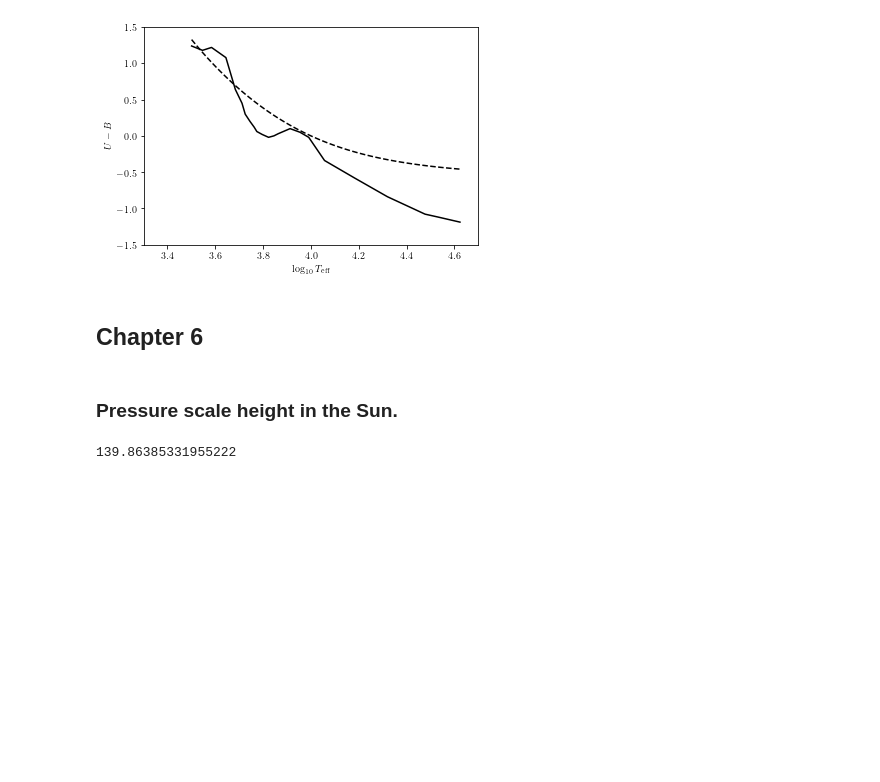
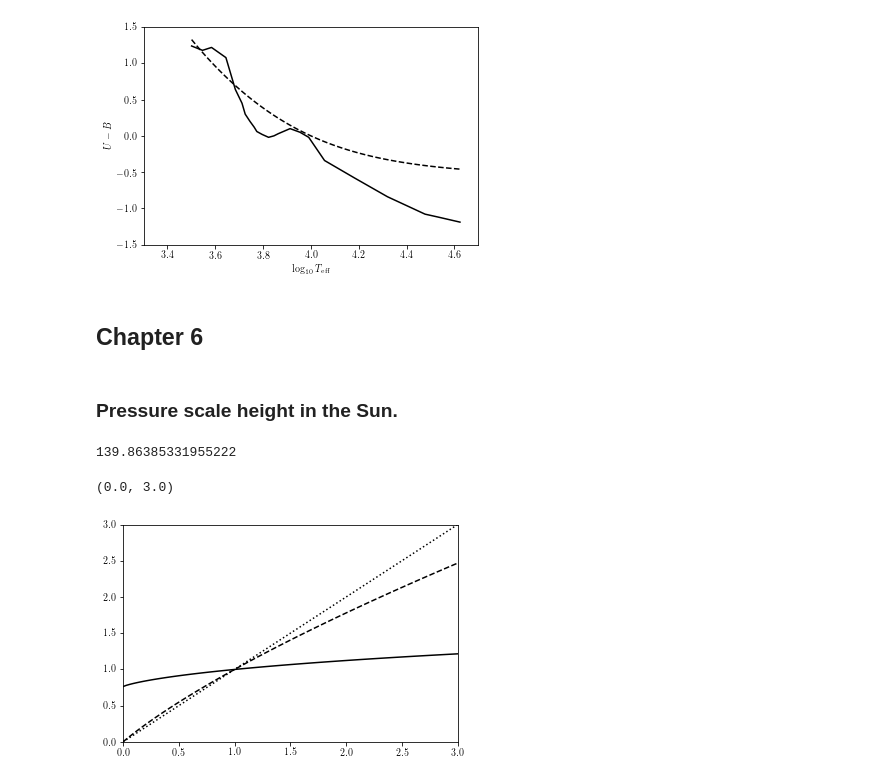
Before and after one commit to alanwatsonforster/stellar-atmospheres-book, a Jupyter notebook: figures.ipynb, the cells around one changed output. Cells and saved outputs as stored; diff of their text form; code cells hidden in the pictures; blank space fills up the shorter version.

Commit message:
Updated figures for Chapter 6.

```diff
--- a/figures.ipynb
+++ b/figures.ipynb
@@ -29,0 +20,11 @@ os.environ['PATH'] = os.environ['PATH'] + ':/Library/TeX/texbin/'
+# %%
+# https://stackoverflow.com/questions/55746749/latex-equations-do-not-render-in-google-colaboratory-when-using-matplotlib
+
+import matplotlib
+from matplotlib import rc
+import matplotlib.pyplot as plt
+%matplotlib inline
+
+rc('text', usetex=True)
+matplotlib.rcParams['text.latex.preamble'] = [r'\usepackage{amsmath}']
+!apt install texlive-fonts-recommended texlive-fonts-extra cm-super dvipng
@@ -216,11 +224,11 @@ i = [0.000,0.001,0.001,0.002,0.003,0.005,0.008,0.013,0.023,0.037,0.056,0.083,0.1
 z_lam = [768,770,772,774,776,778,780,782,784,786,788,790,792,794,796,798,800,802,804,806,808,810,812,814,816,818,820,822,824,826,828,830,832,834,836,838,840,842,844,846,848,850,852,854,856,858,860,862,864,866,868,870,872,874,876,878,880,882,884,886,888,890,892,894,896,898,900,902,904,906,908,910,912,914,916,918,920,922,924,926,928,930,932,934,936,938,940,942,944,946,948,950,952,954,956,958,960,962,964,966,968,970,972,974,976,978,980,982,984,986,988,990,992,994,996,998,1000,1002,1004,1006,1008,1010,1012,1014,1016,1018,1020,1022,1024,1026,1028,1030,1032,1034,1036,1038,1040,1042,1044,1046,1048,1050,1052,1054,1056,1058,1060,1062,1064,1066,1068,1070,1072,1074,1076,1078,1080,1082,1084,1086,1088,1090,1092,1094,1096,1098,1100,1102,1104,1106,1108,1110,1112,1114,1116]
 z = [0.000,0.000,0.000,0.000,0.000,0.000,0.000,0.000,0.000,0.000,0.000,0.001,0.001,0.001,0.001,0.002,0.002,0.003,0.004,0.006,0.008,0.011,0.013,0.017,0.021,0.026,0.031,0.036,0.042,0.047,0.052,0.057,0.062,0.066,0.071,0.074,0.077,0.080,0.082,0.085,0.086,0.087,0.088,0.089,0.090,0.091,0.091,0.091,0.092,0.092,0.091,0.091,0.090,0.089,0.088,0.087,0.085,0.084,0.082,0.081,0.079,0.077,0.076,0.074,0.072,0.070,0.069,0.067,0.066,0.064,0.063,0.061,0.060,0.059,0.057,0.056,0.055,0.054,0.052,0.051,0.050,0.049,0.048,0.046,0.045,0.044,0.043,0.042,0.041,0.040,0.039,0.038,0.037,0.036,0.035,0.034,0.033,0.032,0.031,0.030,0.029,0.028,0.027,0.026,0.025,0.024,0.023,0.022,0.021,0.020,0.019,0.018,0.017,0.016,0.015,0.014,0.013,0.013,0.012,0.011,0.011,0.010,0.009,0.009,0.008,0.007,0.007,0.007,0.006,0.006,0.005,0.005,0.004,0.004,0.003,0.003,0.003,0.003,0.003,0.002,0.002,0.002,0.002,0.002,0.002,0.002,0.001,0.001,0.001,0.001,0.001,0.001,0.001,0.001,0.001,0.001,0.001,0.001,0.001,0.001,0.001,0.001,0.001,0.000,0.000,0.000,0.000,0.000,0.000,0.000,0.000,0.000,0.000,0.000,0.000]
 
-pd.DataFrame([u_lam, u]).transpose().to_csv("Figures/chapter-2/SDSS-u.tsv",index=False,header=False,sep='\t')
-pd.DataFrame([g_lam, g]).transpose().to_csv("Figures/chapter-2/SDSS-g.tsv",index=False,header=False,sep='\t')
-pd.DataFrame([r_lam, r]).transpose().to_csv("Figures/chapter-2/SDSS-r.tsv",index=False,header=False,sep='\t')
-pd.DataFrame([i_lam, i]).transpose().to_csv("Figures/chapter-2/SDSS-i.tsv",index=False,header=False,sep='\t')
-pd.DataFrame([z_lam, z]).transpose().to_csv("Figures/chapter-2/SDSS-z.tsv",index=False,header=False,sep='\t')
+pd.DataFrame([u_lam, u]).transpose().to_csv("chapter-2/SDSS-u.tsv",index=False,header=False,sep='\t')
+pd.DataFrame([g_lam, g]).transpose().to_csv("chapter-2/SDSS-g.tsv",index=False,header=False,sep='\t')
+pd.DataFrame([r_lam, r]).transpose().to_csv("chapter-2/SDSS-r.tsv",index=False,header=False,sep='\t')
+pd.DataFrame([i_lam, i]).transpose().to_csv("chapter-2/SDSS-i.tsv",index=False,header=False,sep='\t')
+pd.DataFrame([z_lam, z]).transpose().to_csv("chapter-2/SDSS-z.tsv",index=False,header=False,sep='\t')
 
 plt.plot(u_lam, u, "k")
 plt.plot(g_lam, g, "k")
@@ -632,0 +641,22 @@ T_rel = theta(tau) / theta(1.0)
+# %%
+tau = np.linspace(0,3,100)
+
+T_rel = theta(tau) / theta(1.0)
+rho_rel = tau / T_rel
+
+pd.DataFrame(
+    [
+        tau,
+        T_rel,
+        rho_rel
+    ]
+).transpose().to_csv("chapter-6/grey-density.tsv",index=False,header=False,sep='\t')
+
+plt.plot(tau, T_rel, "k")
+plt.plot(tau, tau, ":k")
+plt.plot(tau, rho_rel, "--k")
+plt.xlim(0,3)
+plt.ylim(0,3)
+# %% [output]
+(0.0, 3.0)
+[figure, added]
```
Also changed, not shown: parts of 22 cells of this notebook.
